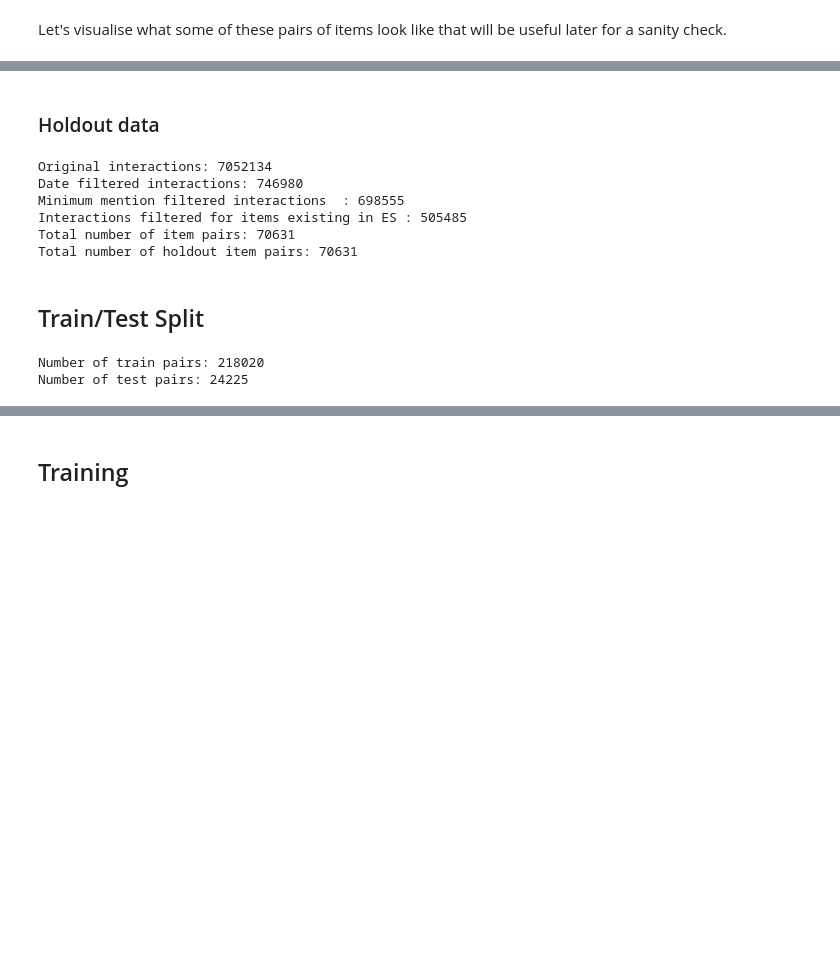
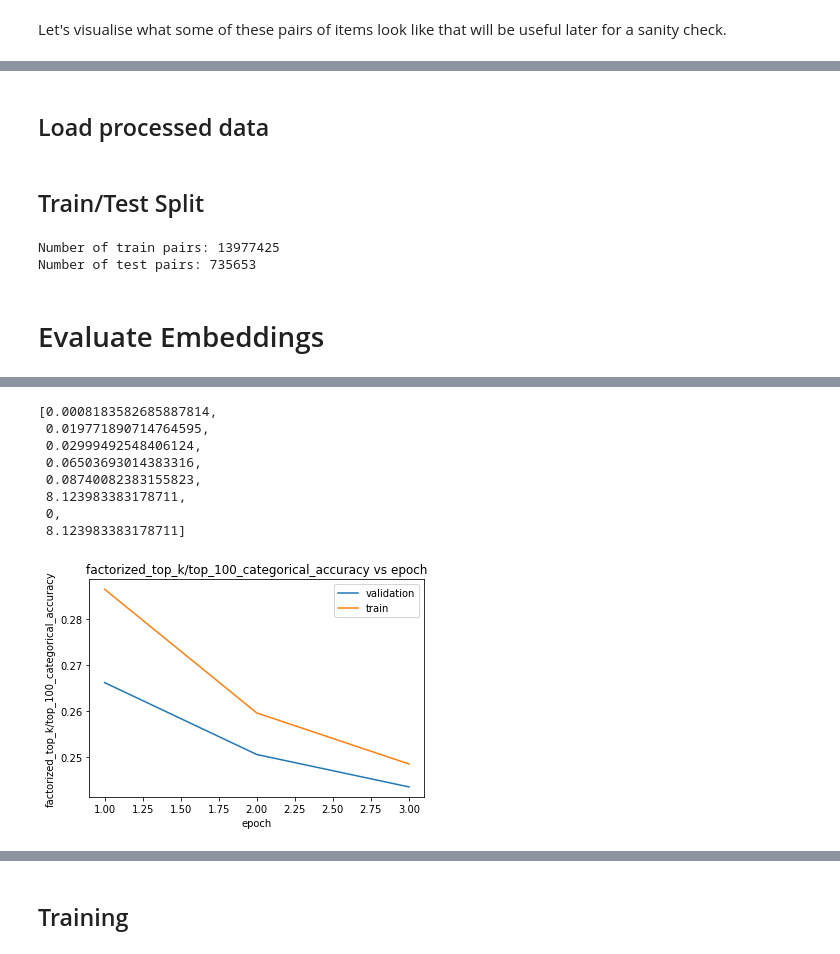
Before and after one commit to felixmercermoss/deep-recommender-embeddings, a Jupyter notebook: deep_recommender_embeddings/notebooks/messy_notebook.ipynb, the cells around one changed output, grey strips where cells are left out. Drawn from its saved outputs; the diff is of its cells as text; code cells hidden in the pictures; blank space fills up the shorter version.

```diff
--- a/deep_recommender_embeddings/notebooks/messy_notebook.ipynb
+++ b/deep_recommender_embeddings/notebooks/messy_notebook.ipynb
@@ -165,18 +238,2 @@ vc.head(20).plot(kind='bar')
 # %% [markdown]
-### Holdout data
+## Load processed data
-# %%
-
-min_date = pd.to_datetime('2020-11-01T12:00:00')
-max_date = pd.to_datetime('2020-11-02T00:00:00')
-min_mentions = 5
-holdout_logs = filter_logs(logs, min_date, max_date, min_mentions, unique_item_ids)
-holdout_pairs = get_item_pairs_from_journeys(holdout_logs)
-print(f"Total number of holdout item pairs: {len(holdout_pairs)}")
-holdout_logs_tf = tf.data.Dataset.from_tensor_slices(dict(pd.DataFrame(holdout_pairs)))
-# %% [output]
-Original interactions: 7052134
-Date filtered interactions: 746980
-Minimum mention filtered interactions  : 698555
-Interactions filtered for items existing in ES : 505485
-Total number of item pairs: 70631
-Total number of holdout item pairs: 70631
@@ -185,12 +250,49 @@ Total number of holdout item pairs: 70631
 # %%
 tf.random.set_seed(42)
 training_shuffled = train_logs_tf.shuffle(buffer_size=100_000, seed=42, reshuffle_each_iteration=False)
-train_pc = 0.9
-test_pc = 0.1
+train_pc = 0.95
+test_pc = 0.05
 sfv_train = training_shuffled.take(np.floor(len(training_shuffled)*train_pc))
-sfv_val = training_shuffled.skip(np.floor(len(training_shuffled)*train_pc))
+sfv_val = training_shuffled.skip(np.floor(len(training_shuffled)*train_pc)).take(np.floor(len(training_shuffled)*test_pc))
+
 print(f'Number of train pairs: {len(sfv_train)}')
 print(f'Number of test pairs: {len(sfv_val)}')
 # %% [output]
-Number of train pairs: 218020
-Number of test pairs: 24225
+Number of train pairs: 13977425
+Number of test pairs: 735653
+# %% [markdown]
+# Evaluate Embeddings
+# %%
+num_epochs = 3
+lr = 0.05
+cached_train = sfv_train.batch(128).cache()
+cached_test = sfv_val.batch(128).cache()
+
+model_one_layer = ItemSimilarityModel(test_candidate_ids=unique_item_ids,
+                                      features=['item_id'],
+                                      feature_dims=[100],
+                                      unique_item_ids=unique_item_ids,
+                                      item_body_lookup=body_lookup_table,
+                                      item_tags_lookup=tags_lookup_table,
+                                      item_category_lookup=category_lookup_table,
+                                      image_embedding_lookup_table=im_vec_lookup_table,
+                                      precomputed_embedding_lookup=p2v_lookup_table,
+                                      layer_sizes=[],
+                                      pretrained_text_model=model_link)
+model_one_layer.compile(optimizer=tf.keras.optimizers.Adagrad(lr))
+
+one_layer_history = model_one_layer.fit(
+    cached_train,
+    validation_data=cached_test,
+    validation_freq=1,
+    epochs=num_epochs,
+    verbose=1)
+
+print(f'Train accuracy: {one_layer_history.history["factorized_top_k/top_100_categorical_accuracy"][-1]}')
+print(f'Validation accuracy: {one_layer_history.history["val_factorized_top_k/top_100_categorical_accuracy"][-1]}')
+plot_metric(one_layer_history, 'factorized_top_k/top_100_categorical_accuracy')
+print("Hold out metrics:")
+metrics = model_one_layer.evaluate(holdout_logs_tf.batch(128).cache())
+print(f'Holdout accuracy: {metrics[4]}')
+metrics
+# %% [output]
@@ -196,0 +314,9 @@ Number of test pairs: 24225
+[0.0008183582685887814,
+ 0.019771890714764595,
+ 0.02999492548406124,
+ 0.06503693014383316,
+ 0.08740082383155823,
+ 8.123983383178711,
+ 0,
+ 8.123983383178711]
+[figure, added]
```
Also changed, not shown: parts of 42 cells of this notebook, 12 other files.
